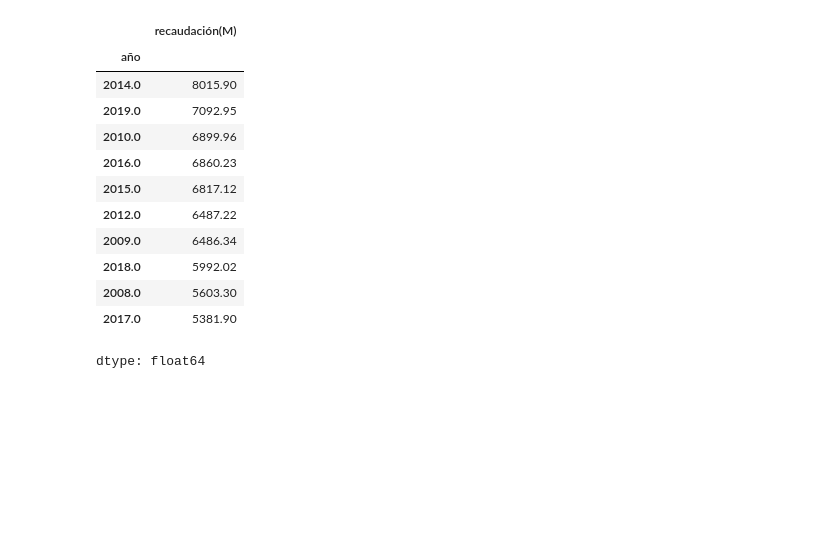
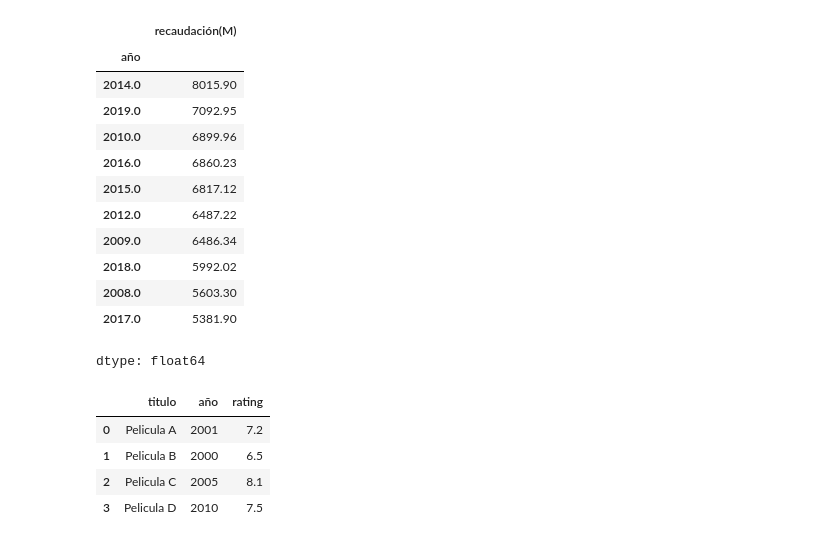
Before and after one commit to NightWingC/data-science, a Jupyter notebook: CodigoPython/Dia7/CuadernosparaPracticas/OrdenaryAgruparDataFrames.ipynb, the cells around one changed output. Drawn from its saved outputs; the diff is of its cells as text; code cells hidden in the pictures; blank space fills up the shorter version.

```diff
--- a/CodigoPython/Dia7/CuadernosparaPracticas/OrdenaryAgruparDataFrames.ipynb
+++ b/CodigoPython/Dia7/CuadernosparaPracticas/OrdenaryAgruparDataFrames.ipynb
@@ -90,3 +90,19 @@ df_agrupado.sort_values(ascending=False).head(10)
 | 2008.0 | 5603.30 |
 | 2017.0 | 5381.90 |
 dtype: float64
+# %%
+
+datos = {
+    'titulo': ['Pelicula A', 'Pelicula B', 'Pelicula C', 'Pelicula D'],
+    'año': [2001, 2000, 2005, 2010],
+    'rating': [7.2, 6.5, 8.1, 7.5]
+}
+
+df_ejercicio = pd.DataFrame(datos)
+df_ejercicio
+# %% [output]
+|  | titulo | año | rating |
+| 0 | Pelicula A | 2001 | 7.2 |
+| 1 | Pelicula B | 2000 | 6.5 |
+| 2 | Pelicula C | 2005 | 8.1 |
+| 3 | Pelicula D | 2010 | 7.5 |
```
Also changed, not shown: parts of 4 cells of this notebook.
